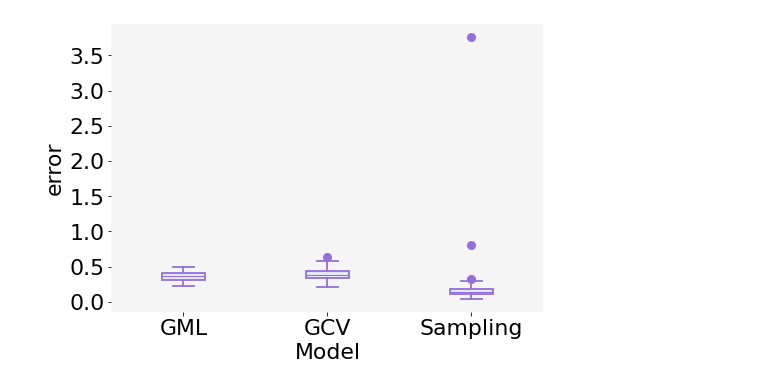
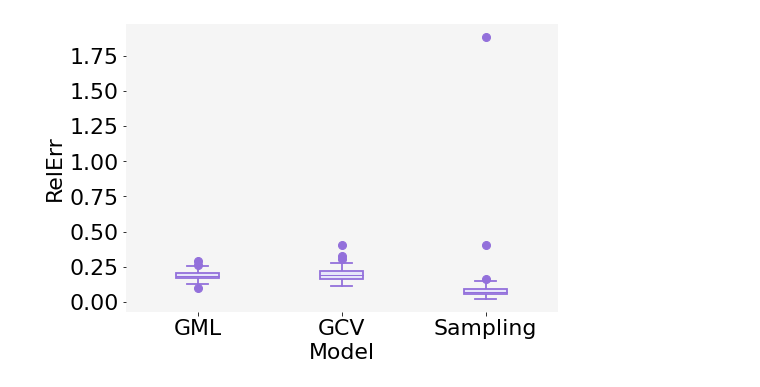
Before and after one commit to NikolineBalle/Bachelor, a Jupyter notebook: error plots.ipynb, the cells around one changed output. Cells and saved outputs as stored; diff of their text form; code cells hidden in the pictures.

```diff
--- a/error plots.ipynb
+++ b/error plots.ipynb
@@ -27,7 +27,7 @@ def error(fun):
     c,d    = lambda_fun.smoothing_spline_reg(Ut,Wt,z,yhat)
 
     error = (y(x)-(yhat-N*lam/xi*c))**2
-    error_sum = np.sqrt(sum(error))
+    error_sum = np.sqrt(sum(error))/np.sqrt(sum(y(x)**2))
 
 
     return error_sum, lam
@@ -49,41 +49,41 @@ def y(x):
     return 0.25*np.cos(4*np.pi *x) + 0.15*np.sin(12* np.pi *x) + 0.2 * x
 
 for i in range(100):
-    errors[i,2] = np.sum((y_save[i,:]-y(x))**2)
+    errors[i,2] = np.sum((y_save[i,:]-y(x))**2)/np.sqrt(sum(y(x)**2))
 # %%
 def plot_deg(y, xlabel, ylabel, savename):
     fig = plt.figure()
     ax = fig.add_axes([0, 0, 1, 1])
     c = 'lavender'
     d = 'mediumpurple'
     lw = 1.8
     bp = ax.boxplot(y, positions=[1,2,3], patch_artist=True,
             boxprops=dict(facecolor=c, color=d, linewidth = lw),
             capprops=dict(color=d, linewidth = lw),
             whiskerprops=dict(color=d , linewidth = lw),
             flierprops=dict(color=d, markeredgecolor=d, marker='o', markerfacecolor=d, markersize=8,linewidth = lw),
             medianprops=dict(color=d),
             )
     plt.xlabel(xlabel, fontsize = 22)
     plt.ylabel(ylabel, fontsize = 22)
 
     plt.yticks(fontsize = 22)
     plt.xticks([1,2, 3], ['GML', 'GCV', 'Sampling'], fontsize = 22)
     plt.tick_params(left=True, bottom = True, right = False, top = False)
     ax = plt.gca()
     ax.set_facecolor('whitesmoke')
     for spine in plt.gca().spines.values():
         spine.set_visible(False)
     plt.show
 
 
     my_path = os.getcwd()
     fig.savefig(my_path + savename, bbox_inches='tight')
 
 
-plot_deg(errors, xlabel = 'Model', ylabel = 'error',savename = "/Plots/errors.pdf")
+plot_deg(errors, xlabel = 'Model', ylabel = 'RelErr',savename = "/Plots/errors.pdf")
 # %% [output]
-[figure, old version]
+[figure, new version]
 # %%
 fig = plt.figure()
 plt.hist(lamb[:,0], color = 'cornflowerblue')
```
Also changed, not shown: 15 other files.
